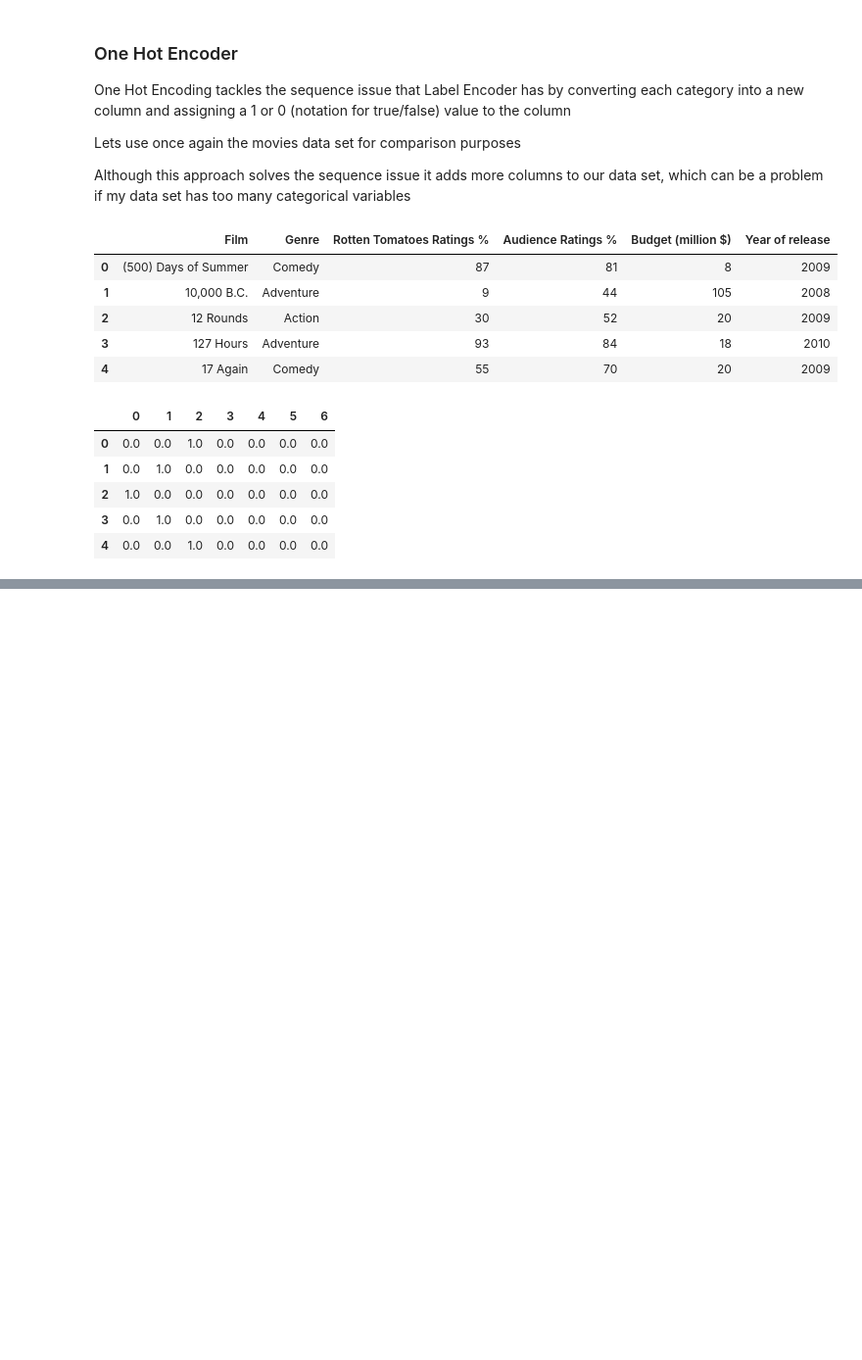
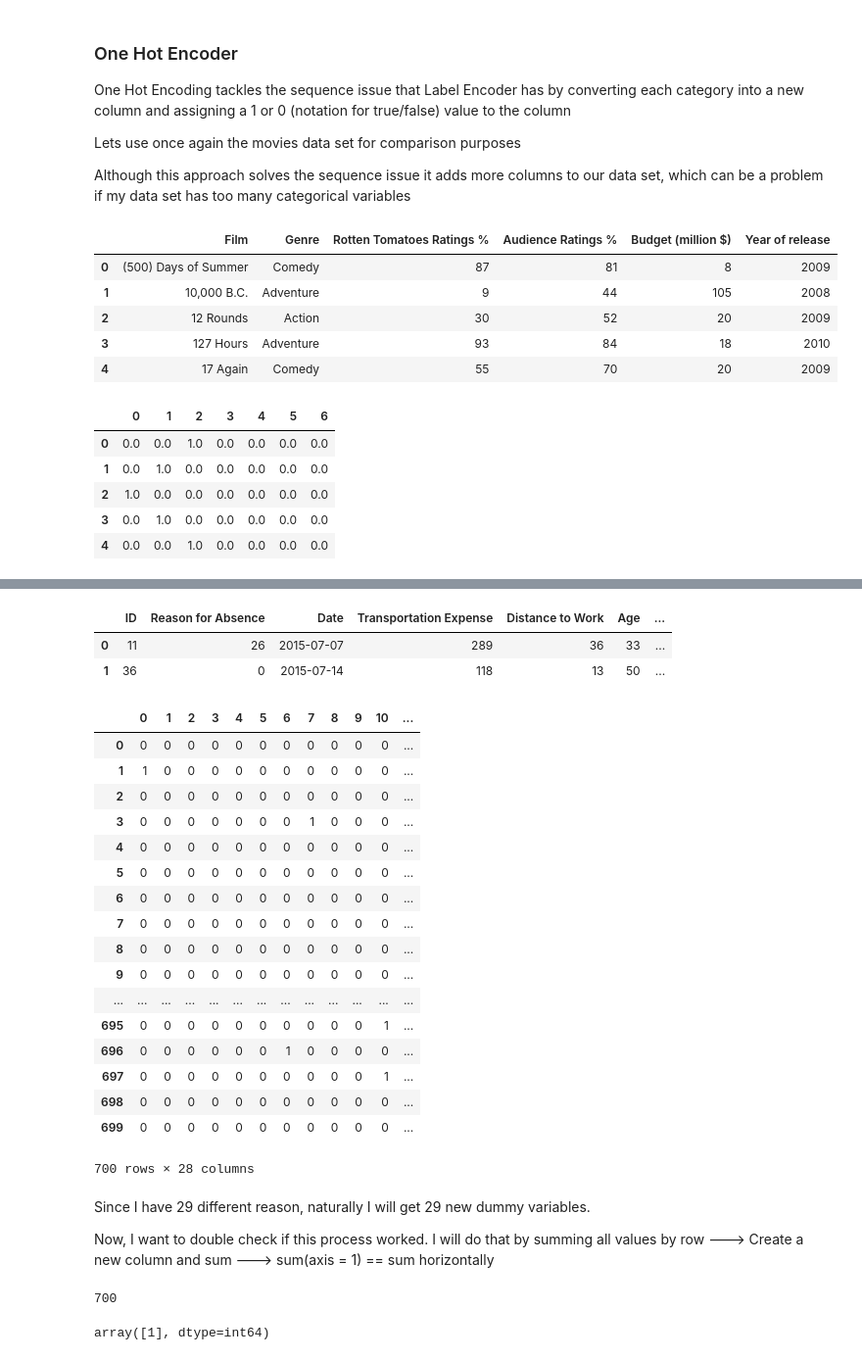
Before and after one commit to filipebodas/python_notes, a Jupyter notebook: python_notes_3.ipynb, the cells around one changed output, grey strips where cells are left out. Shown at 98% size. Saved outputs shown, nothing was run; the diff lists cells and outputs as text; code cells hidden in the pictures; blank space fills up the shorter version.

```diff
--- a/python_notes_3.ipynb
+++ b/python_notes_3.ipynb
@@ -1341,0 +1364,33 @@ movies_1.head()
+# %%
+absent.head(2)
+# %% [output]
+|  | ID | Reason for Absence | Date | Transportation Expense | Distance to Work | Age | ... |
+| 0 | 11 | 26 | 2015-07-07 | 289 | 36 | 33 | ... |
+| 1 | 36 | 0 | 2015-07-14 | 118 | 13 | 50 | ... |
+# %%
+dum_reason_columns = pd.get_dummies(absent['Reason for Absence'])
+# %%
+dum_reason_columns
+# %% [output]
+|  | 0 | 1 | 2 | 3 | 4 | 5 | 6 | 7 | 8 | 9 | 10 | ... |
+| 0 | 0 | 0 | 0 | 0 | 0 | 0 | 0 | 0 | 0 | 0 | 0 | ... |
+| 1 | 1 | 0 | 0 | 0 | 0 | 0 | 0 | 0 | 0 | 0 | 0 | ... |
+| 2 | 0 | 0 | 0 | 0 | 0 | 0 | 0 | 0 | 0 | 0 | 0 | ... |
+| 3 | 0 | 0 | 0 | 0 | 0 | 0 | 0 | 1 | 0 | 0 | 0 | ... |
+| 4 | 0 | 0 | 0 | 0 | 0 | 0 | 0 | 0 | 0 | 0 | 0 | ... |
+| 5 | 0 | 0 | 0 | 0 | 0 | 0 | 0 | 0 | 0 | 0 | 0 | ... |
+| 6 | 0 | 0 | 0 | 0 | 0 | 0 | 0 | 0 | 0 | 0 | 0 | ... |
+| 7 | 0 | 0 | 0 | 0 | 0 | 0 | 0 | 0 | 0 | 0 | 0 | ... |
+| 8 | 0 | 0 | 0 | 0 | 0 | 0 | 0 | 0 | 0 | 0 | 0 | ... |
+| 9 | 0 | 0 | 0 | 0 | 0 | 0 | 0 | 0 | 0 | 0 | 0 | ... |
+| ... | ... | ... | ... | ... | ... | ... | ... | ... | ... | ... | ... | ... |
+| 695 | 0 | 0 | 0 | 0 | 0 | 0 | 0 | 0 | 0 | 0 | 1 | ... |
+| 696 | 0 | 0 | 0 | 0 | 0 | 0 | 1 | 0 | 0 | 0 | 0 | ... |
+| 697 | 0 | 0 | 0 | 0 | 0 | 0 | 0 | 0 | 0 | 0 | 1 | ... |
+| 698 | 0 | 0 | 0 | 0 | 0 | 0 | 0 | 0 | 0 | 0 | 0 | ... |
+| 699 | 0 | 0 | 0 | 0 | 0 | 0 | 0 | 0 | 0 | 0 | 0 | ... |
+700 rows × 28 columns
+# %% [markdown]
+Since I have 29 different reason, naturally I will get 29 new dummy variables.
+
+Now, I want to double check if this process worked. I will do that by summing all values by row ---> Create a new column and sum ---> sum(axis = 1) == sum horizontally
@@ -1341,0 +1399,8 @@ movies_1.head()
+# %%
+dum_reason_columns['check'].sum()
+# %% [output]
+700
+# %%
+dum_reason_columns['check'].unique()   #Only 1 is a value in this column
+# %% [output]
+array([1], dtype=int64)
```
Also changed, not shown: parts of 39 cells of this notebook.
